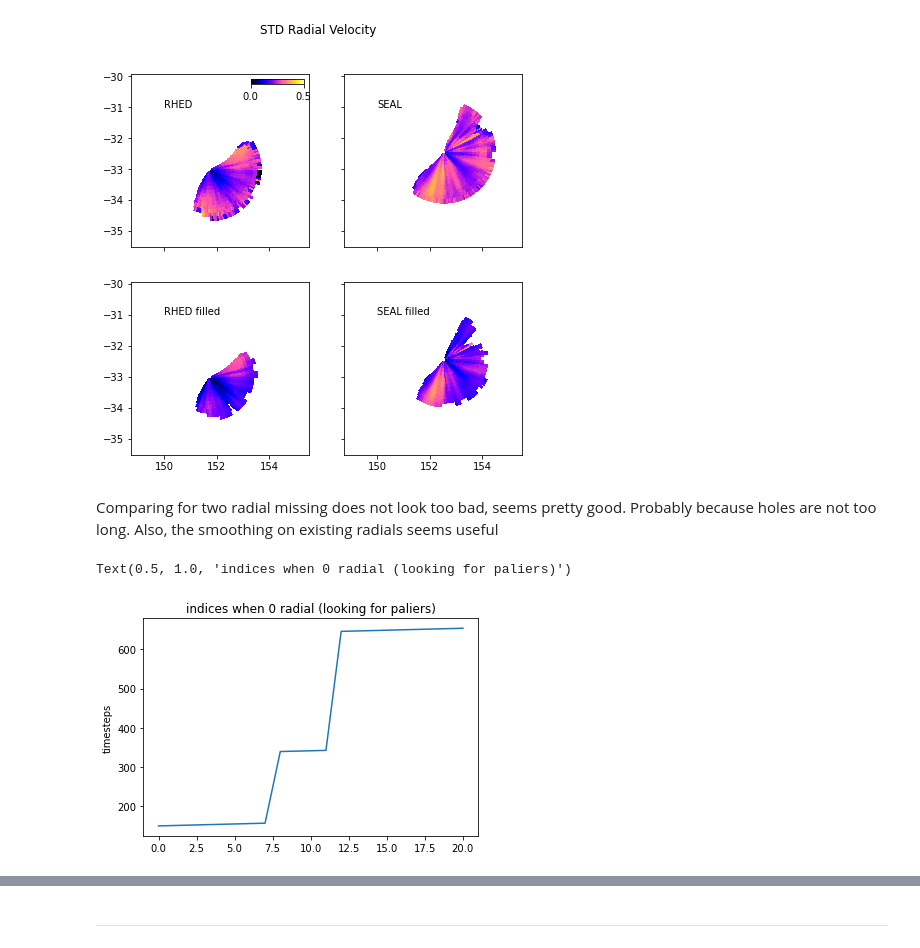
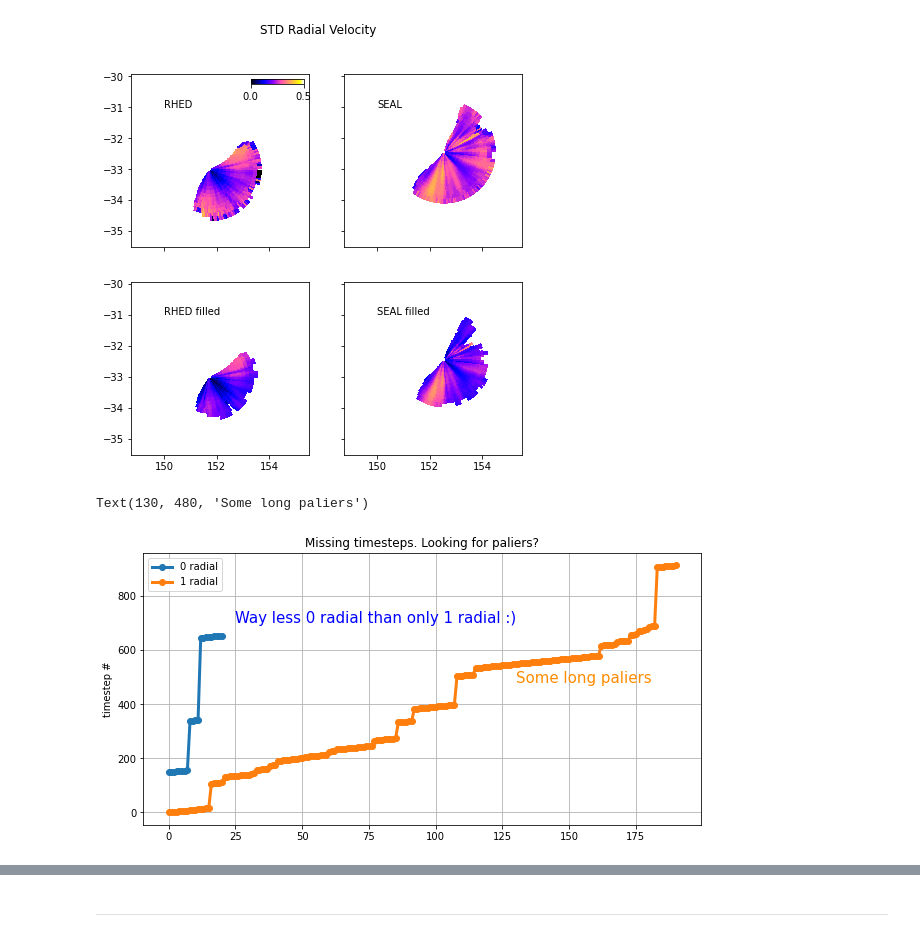
Before and after one commit to natachabourg/Separation_HFR_EAC, a Jupyter notebook: Data_Processing/Gap_Filling/run_newcastle/Check_Dineof_Newcastle.ipynb, the cells around one changed output, grey strips where cells are left out. Cells and saved outputs as stored; diff of their text form; code cells hidden in the pictures.

```diff
--- a/Data_Processing/Gap_Filling/run_newcastle/Check_Dineof_Newcastle.ipynb
+++ b/Data_Processing/Gap_Filling/run_newcastle/Check_Dineof_Newcastle.ipynb
@@ -158,12 +173,16 @@ fig.colorbar(pc,cax=cbaxes,orientation='horizontal')
 # %%
 indices_one = np.where(missing_one==1)
 indices_two = np.where(missing==0)
+
+plt.figure(figsize=(10,5))
+plt.grid()
+plt.plot(indices_two[0],label='0 radial',linewidth=3,marker='o')
+plt.ylabel("timestep #")
+plt.plot(indices_one[0],label='1 radial',linewidth=3,marker='o')
+plt.legend()
+plt.title("Missing timesteps. Looking for paliers?")
+plt.text(25,700,"Way less 0 radial than only 1 radial :)",fontsize=15,color='b')
+plt.text(130,480,"Some long paliers",c='darkorange',fontsize=15)
+# %% [output]
+Text(130, 480, 'Some long paliers')
+[figure, added]
-# %% [markdown]
-Comparing for two radial missing does not look too bad, seems pretty good. Probably because holes are not too long. Also, the smoothing on existing radials seems useful
-# %%
-plt.plot(indices_two[0])
-plt.ylabel("timesteps")
-plt.title('indices when 0 radial (looking for paliers)')
-# %% [output]
-Text(0.5, 1.0, 'indices when 0 radial (looking for paliers)')
-[figure, removed]
```
Also changed, not shown: parts of 30 cells of this notebook, 1 other file.
